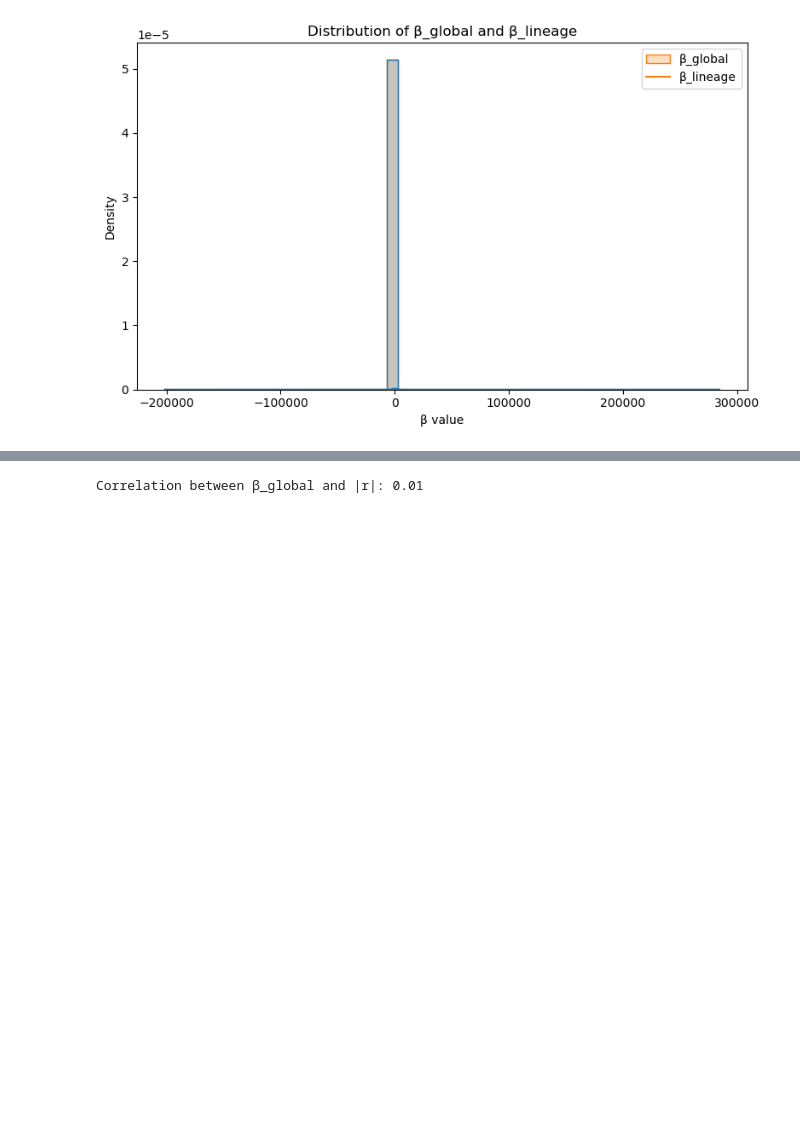
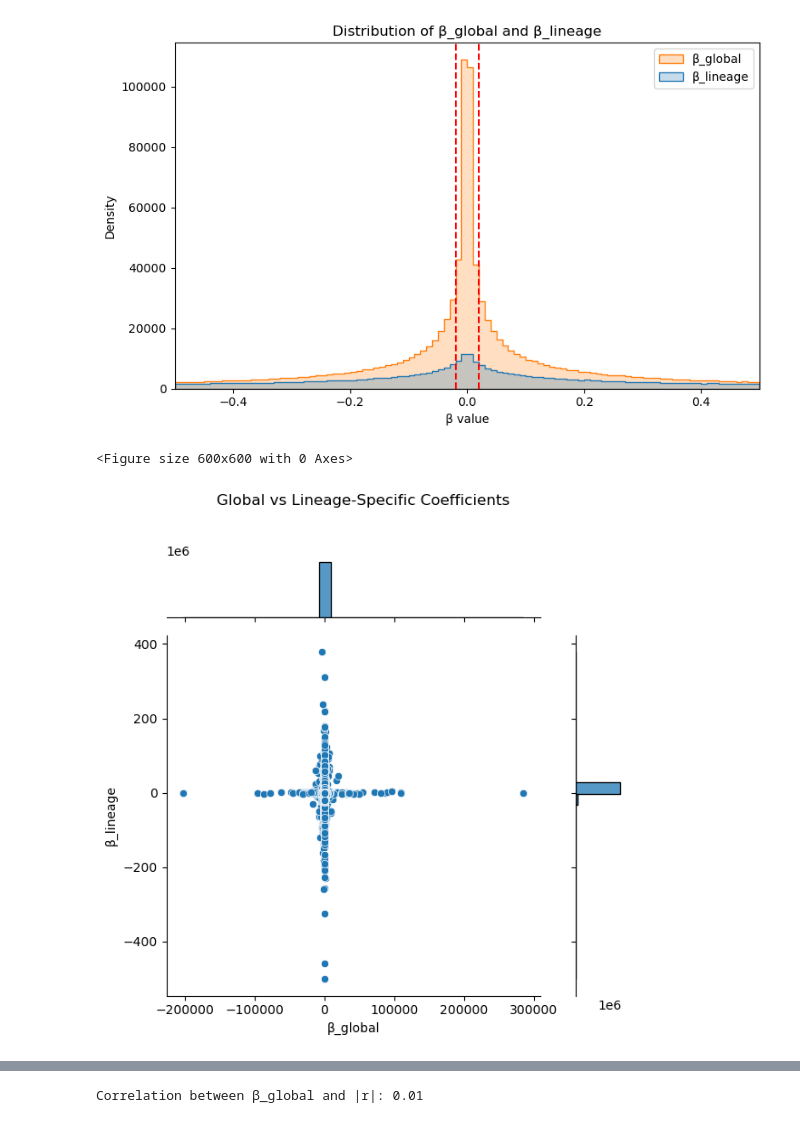
Before and after one commit to Topic2-Gene-Regulation-Immune-Cells/ILC-cells-Team4, a Jupyter notebook: 09_regression_analysis.ipynb, the cells around one changed output, grey strips where cells are left out. Saved outputs shown, nothing was run; the diff lists cells and outputs as text; code cells hidden in the pictures; blank space fills up the shorter version.

```diff
--- a/09_regression_analysis.ipynb
+++ b/09_regression_analysis.ipynb
@@ -43,26 +44,32 @@ min          0.000491
 75%          1.000000
 max          1.000000
 Name: R2_global, dtype: float64
-# %%
-plt.figure(figsize=(8, 5))
-sns.histplot(regdf[["beta_global", "beta_lineage"]], bins=50, kde=True, element="step", stat="density")
-plt.title("Distribution of β_global and β_lineage")
-plt.xlabel("β value")
-plt.ylabel("Density")
-plt.legend(["β_global", "β_lineage"])
-plt.tight_layout()
-plt.show()
-
-plt.figure(figsize=(6, 6))
-sns.jointplot(x="beta_global", y="beta_lineage", data=regdf, #kind="hex",
-              cmap="Blues", marginal_kws=dict(bins=30))
-plt.suptitle("Global vs Lineage-Specific Coefficients", y=1.02)
-plt.xlabel("β_global")
-plt.ylabel("β_lineage")
-plt.tight_layout()
-plt.show()
-# %% [output]
-[figure, removed]
+# %%
+plt.figure(figsize=(8, 5))
+sns.histplot(regdf[["beta_global", "beta_lineage"]], element="step", stat="count",
+             binrange=(-0.5, 0.5), binwidth=0.01)
+plt.xlim(-0.5, 0.5)
+plt.axvline(0.02, color="red", linestyle="--")
+plt.axvline(-0.02, color="red", linestyle="--")
+plt.title("Distribution of β_global and β_lineage")
+plt.xlabel("β value")
+plt.ylabel("Density")
+plt.legend(["β_global", "β_lineage"])
+plt.tight_layout()
+plt.show()
+
+plt.figure(figsize=(6, 6))
+sns.jointplot(x="beta_global", y="beta_lineage", data=regdf, #kind="hex",
+              cmap="Blues", marginal_kws=dict(bins=30))
+plt.suptitle("Global vs Lineage-Specific Coefficients", y=1.02)
+plt.xlabel("β_global")
+plt.ylabel("β_lineage")
+plt.tight_layout()
+plt.show()
+# %% [output]
+[figure, added]
+<Figure size 600x600 with 0 Axes>
+[figure, added]
 # %%
 # b) Coefficient differences (lineage vs global)
 plt.figure(figsize=(8, 5))
```
Also changed, not shown: parts of 10 cells of this notebook, 1 other file.
